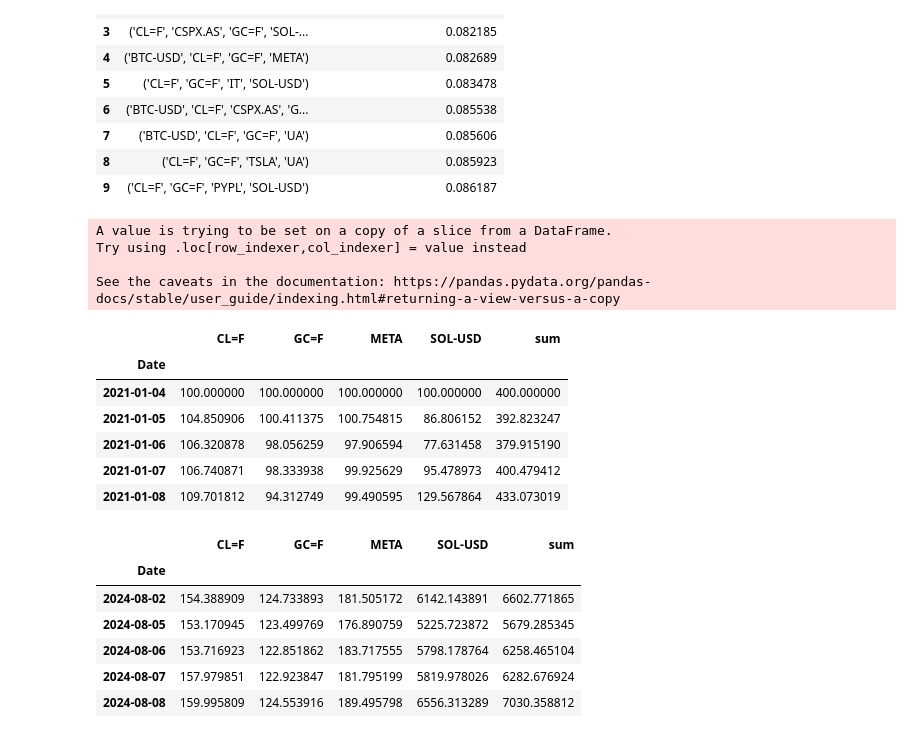
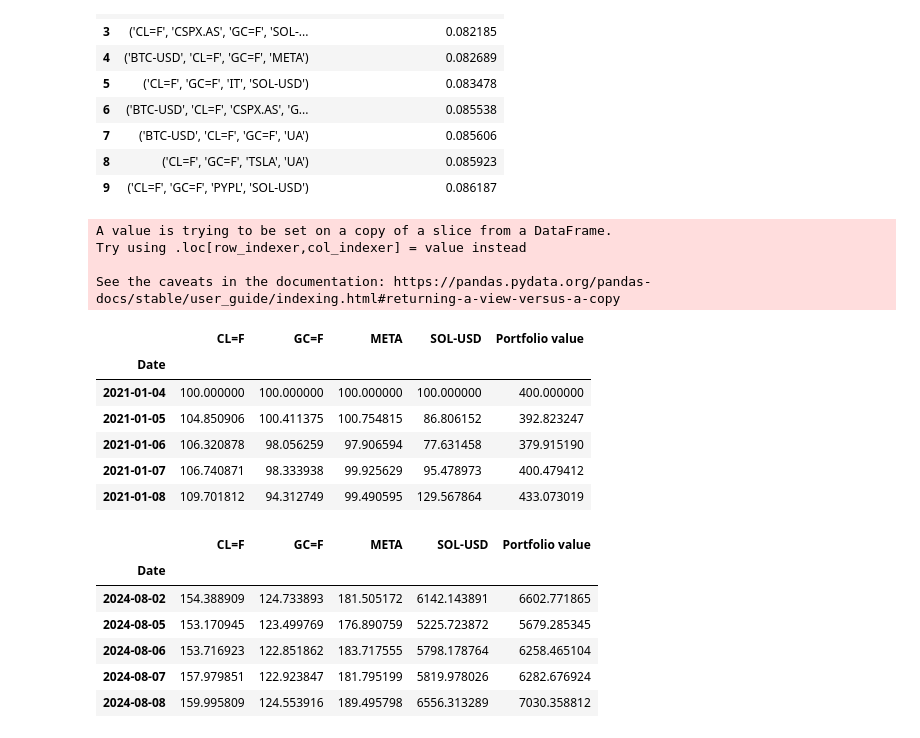
Before and after one commit to dzsobacsi/stock-correlation, a Jupyter notebook: 05-portfolio-roi.ipynb, the cells around one changed output. Drawn from its saved outputs; the diff is of its cells as text; code cells hidden in the pictures.

```diff
--- a/05-portfolio-roi.ipynb
+++ b/05-portfolio-roi.ipynb
@@ -48,14 +48,14 @@ best_sets
 # %%
 cols = list(ast.literal_eval(best_sets.iloc[0, 0]))
 portfolio = rel_prices[cols]
-portfolio['sum'] = portfolio.sum(axis=1)
+portfolio['Portfolio value'] = portfolio.sum(axis=1)
 portfolio.head()
 # %% [output]
 A value is trying to be set on a copy of a slice from a DataFrame.
 Try using .loc[row_indexer,col_indexer] = value instead
 
 See the caveats in the documentation: https://pandas.pydata.org/pandas-docs/stable/user_guide/indexing.html#returning-a-view-versus-a-copy
-|  | CL=F | GC=F | META | SOL-USD | sum |
+|  | CL=F | GC=F | META | SOL-USD | Portfolio value |
 | Date |  |  |  |  |  |
 | 2021-01-04 | 100.000000 | 100.000000 | 100.000000 | 100.000000 | 400.000000 |
 | 2021-01-05 | 104.850906 | 100.411375 | 100.754815 | 86.806152 | 392.823247 |
@@ -65,7 +65,7 @@ See the caveats in the documentation: https://pandas.pydata.org/pandas-docs/stab
 # %%
 portfolio.tail()
 # %% [output]
-|  | CL=F | GC=F | META | SOL-USD | sum |
+|  | CL=F | GC=F | META | SOL-USD | Portfolio value |
 | Date |  |  |  |  |  |
 | 2024-08-02 | 154.388909 | 124.733893 | 181.505172 | 6142.143891 | 6602.771865 |
 | 2024-08-05 | 153.170945 | 123.499769 | 176.890759 | 5225.723872 | 5679.285345 |
```
Also changed, not shown: parts of 1 cell of this notebook, 4 other files.
